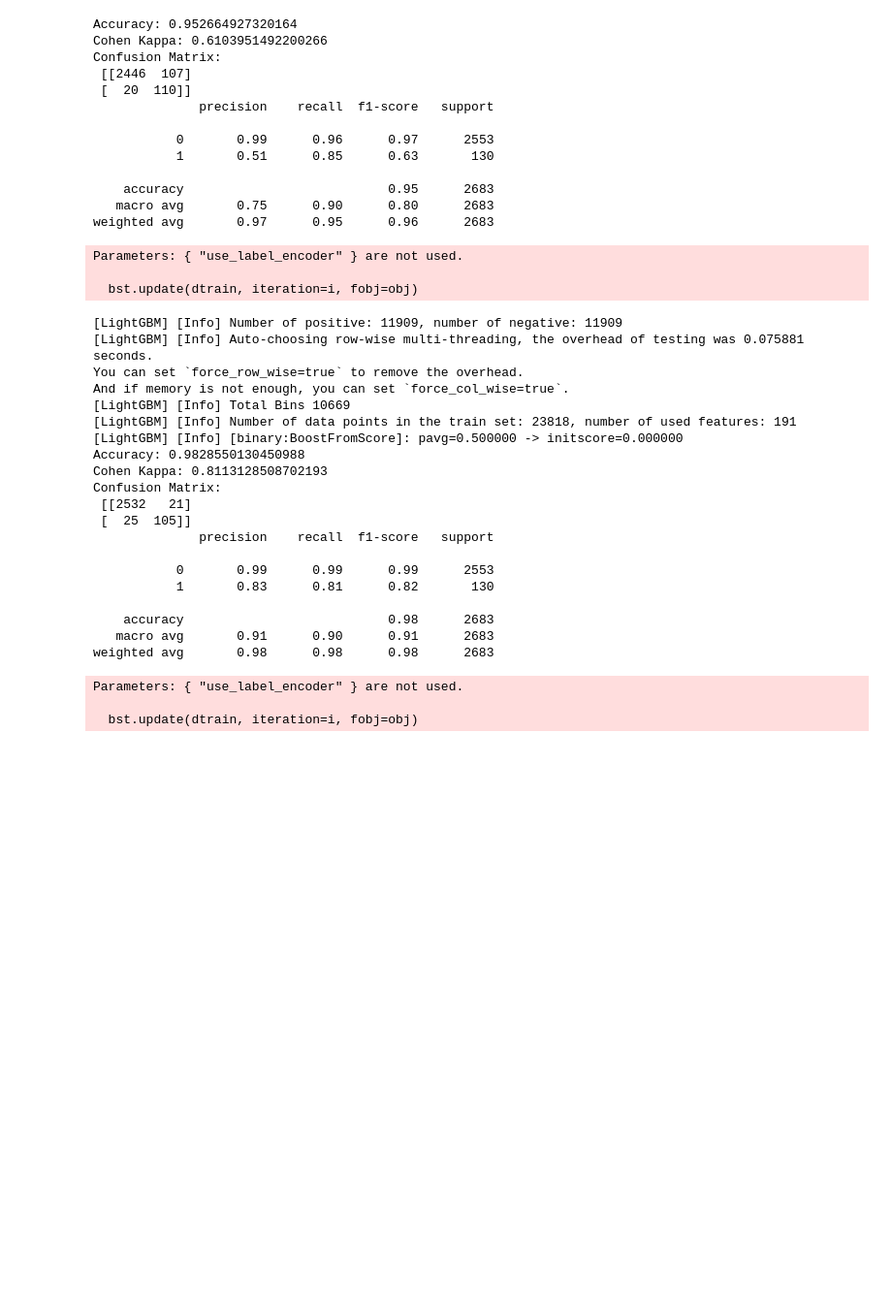
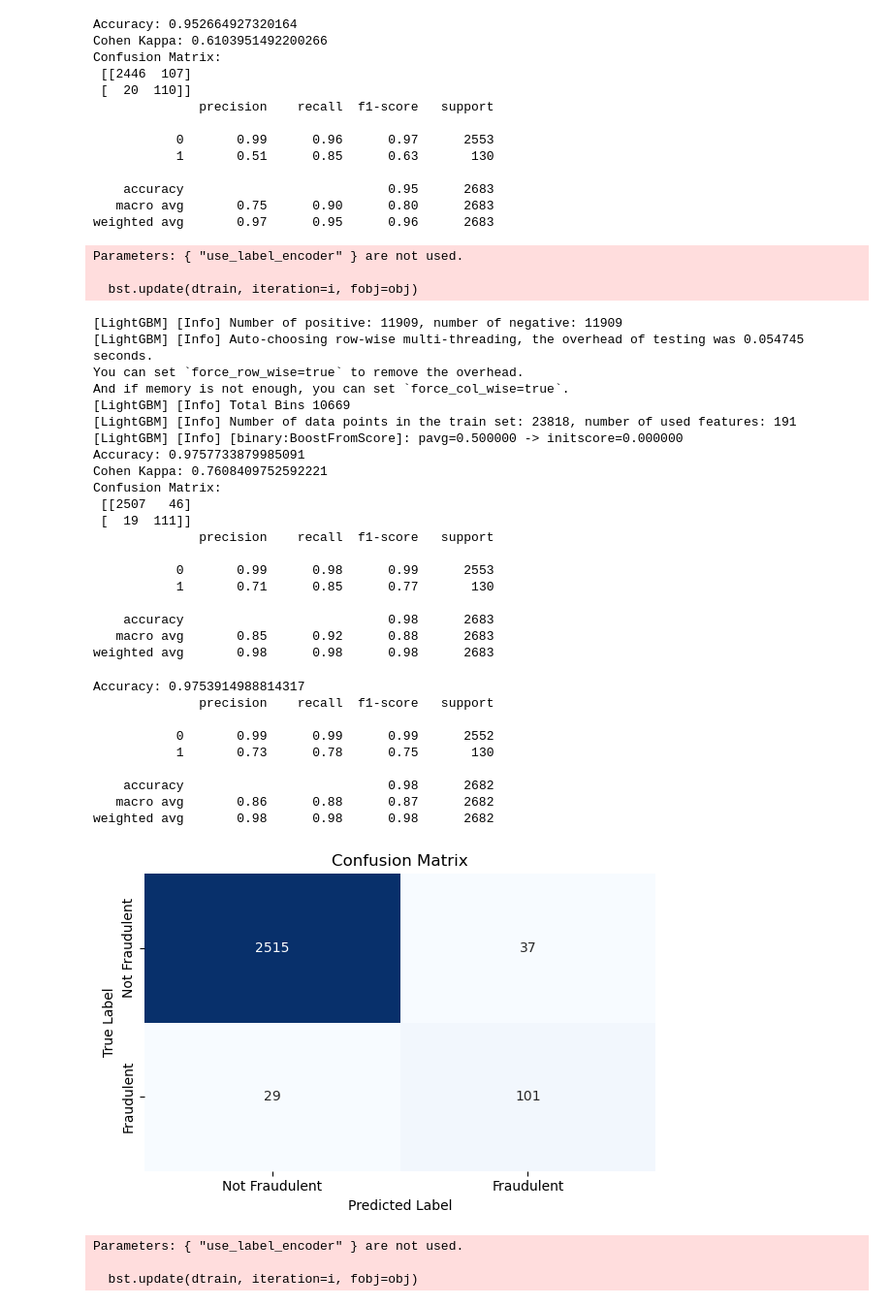
Before and after one commit to ecw70574/dsci2_final_project, a Jupyter notebook: TestingVectorization.ipynb, the cells around one changed output. Shown at 97% size. Drawn from its saved outputs; the diff is of its cells as text; code cells hidden in the pictures; blank space fills up the shorter version.

Commit message:
final results of best models on testing set after selecting by validation set

```diff
--- a/TestingVectorization.ipynb
+++ b/TestingVectorization.ipynb
@@ -2680,7 +2680,7 @@ lgbm_rf = VotingClassifier(
         ('lgb', lgb)
     ],
     voting='soft',
-    weights = [1,2]
+    weights = [1,1]
 )
 
 # use scaled version for consistency
@@ -2757,7 +2758,8 @@ xgb_lr = VotingClassifier(
         ('lr', logreg),
         ('xgb', xgboost)
     ],
-    voting='soft'
+    voting='soft',
+    weights = [1,2]
 )
 
 # use scaled version for consistency
@@ -2920,7 +2922,7 @@ xgb_lgbm = VotingClassifier(
         ('lgb', lgb)
     ],
     voting='soft',
-    weights=[1, 2]
+    weights=[1, 1]
 )
 
 # use scaled version for consistency
@@ -2937,25 +2939,53 @@ Parameters: { "use_label_encoder" } are not used.
 
   bst.update(dtrain, iteration=i, fobj=obj)
 [LightGBM] [Info] Number of positive: 11909, number of negative: 11909
-[LightGBM] [Info] Auto-choosing row-wise multi-threading, the overhead of testing was 0.075881 seconds.
+[LightGBM] [Info] Auto-choosing row-wise multi-threading, the overhead of testing was 0.054745 seconds.
 You can set `force_row_wise=true` to remove the overhead.
 And if memory is not enough, you can set `force_col_wise=true`.
 [LightGBM] [Info] Total Bins 10669
 [LightGBM] [Info] Number of data points in the train set: 23818, number of used features: 191
 [LightGBM] [Info] [binary:BoostFromScore]: pavg=0.500000 -> initscore=0.000000
-Accuracy: 0.9828550130450988
-Cohen Kappa: 0.8113128508702193
+Accuracy: 0.9757733879985091
+Cohen Kappa: 0.7608409752592221
 Confusion Matrix:
- [[2532   21]
- [  25  105]]
+ [[2507   46]
+ [  19  111]]
               precision    recall  f1-score   support
 
-           0       0.99      0.99      0.99      2553
-           1       0.83      0.81      0.82       130
+           0       0.99      0.98      0.99      2553
+           1       0.71      0.85      0.77       130
 
     accuracy                           0.98      2683
-   macro avg       0.91      0.90      0.91      2683
+   macro avg       0.85      0.92      0.88      2683
 weighted avg       0.98      0.98      0.98      2683
+# %%
+# testing set
+y_pred = xgb_lgbm.predict(X_test_scaled)
+cm = confusion_matrix(y_test, y_pred)
+print("Accuracy:", accuracy_score(y_test, y_pred))
+print(classification_report(y_test, y_pred))
+
+# Plot it
+plt.figure(figsize=(6, 4))
+sns.heatmap(cm, annot=True, fmt='d', cmap='Blues', cbar=False,
+            xticklabels=["Not Fraudulent", "Fraudulent"],
+            yticklabels=["Not Fraudulent", "Fraudulent"])
+plt.xlabel("Predicted Label")
+plt.ylabel("True Label")
+plt.title("Confusion Matrix")
+plt.tight_layout()
+plt.show()
+# %% [output]
+Accuracy: 0.9753914988814317
+              precision    recall  f1-score   support
+
+           0       0.99      0.99      0.99      2552
+           1       0.73      0.78      0.75       130
+
+    accuracy                           0.98      2682
+   macro avg       0.86      0.88      0.87      2682
+weighted avg       0.98      0.98      0.98      2682
+[figure, added]
 # %%
 rf_xgb = VotingClassifier(
     estimators=[
```
Also changed, not shown: parts of 7 cells of this notebook.
